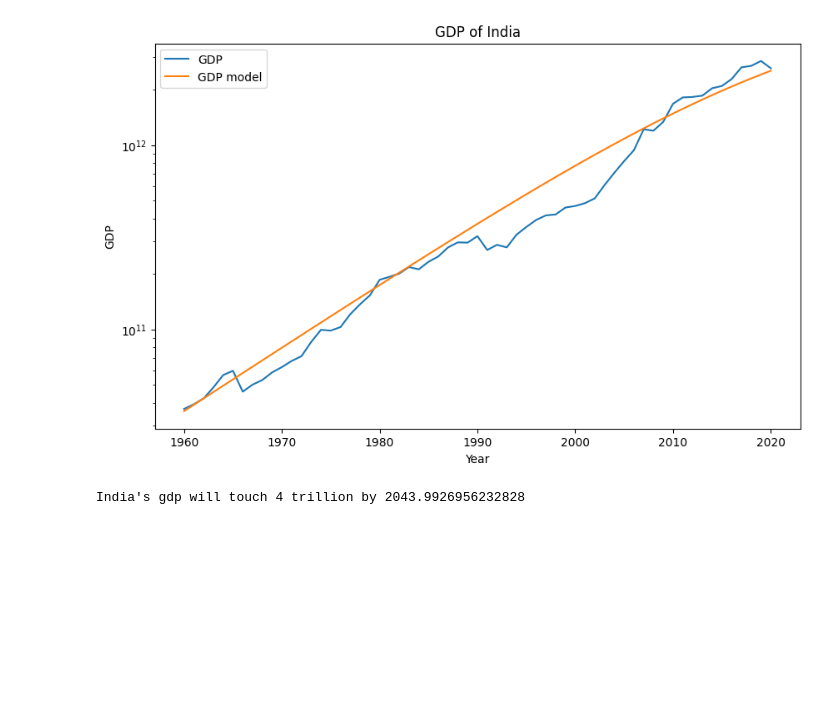
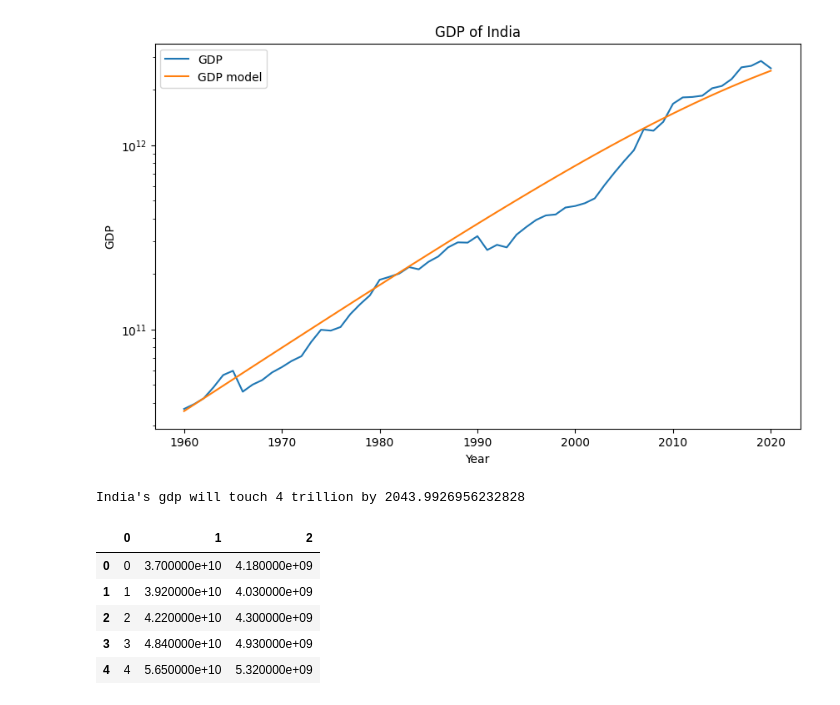
Before and after one commit to akshaTec/AKSum_CS_302, a Jupyter notebook: Lab1/q_2.ipynb, the cells around one changed output. Drawn from its saved outputs; the diff is of its cells as text; code cells hidden in the pictures; blank space fills up the shorter version.

```diff
--- a/Lab1/q_2.ipynb
+++ b/Lab1/q_2.ipynb
@@ -58,3 +58,13 @@ pred= fun(5*10**12,0.08,6*10**12,3.6*10**10)
 print(f"India's gdp will touch 4 trillion by {pred} ")
 # %% [output]
 India's gdp will touch 4 trillion by 2043.9926956232828
+# %%
+igd= pd.read_csv("india_gdp.csv", header=None, sep=',')
+igd[:5]
+# %% [output]
+|  | 0 | 1 | 2 |
+| 0 | 0 | 3.700000e+10 | 4.180000e+09 |
+| 1 | 1 | 3.920000e+10 | 4.030000e+09 |
+| 2 | 2 | 4.220000e+10 | 4.300000e+09 |
+| 3 | 3 | 4.840000e+10 | 4.930000e+09 |
+| 4 | 4 | 5.650000e+10 | 5.320000e+09 |
```
Also changed, not shown: 2 other files.
